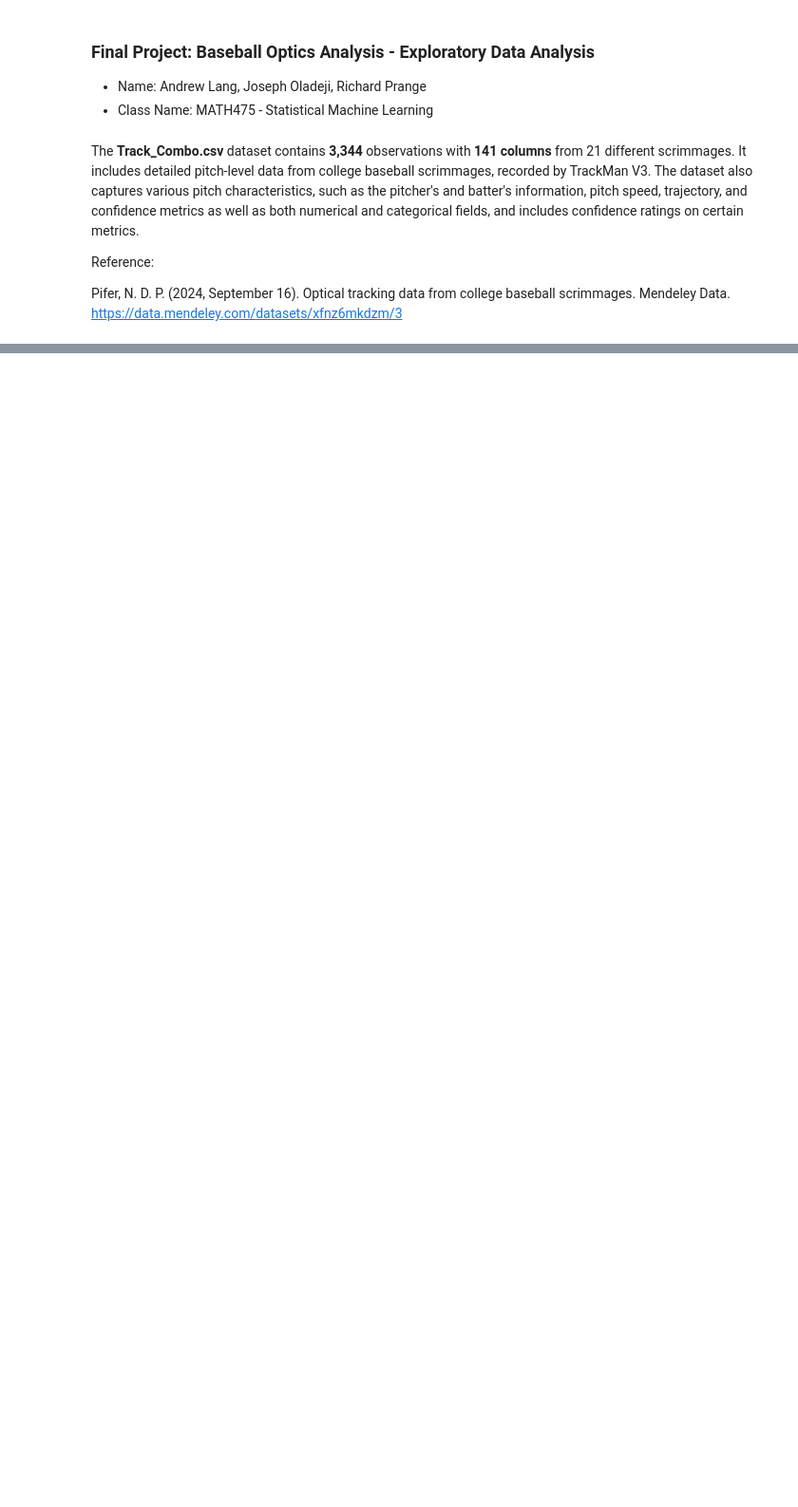
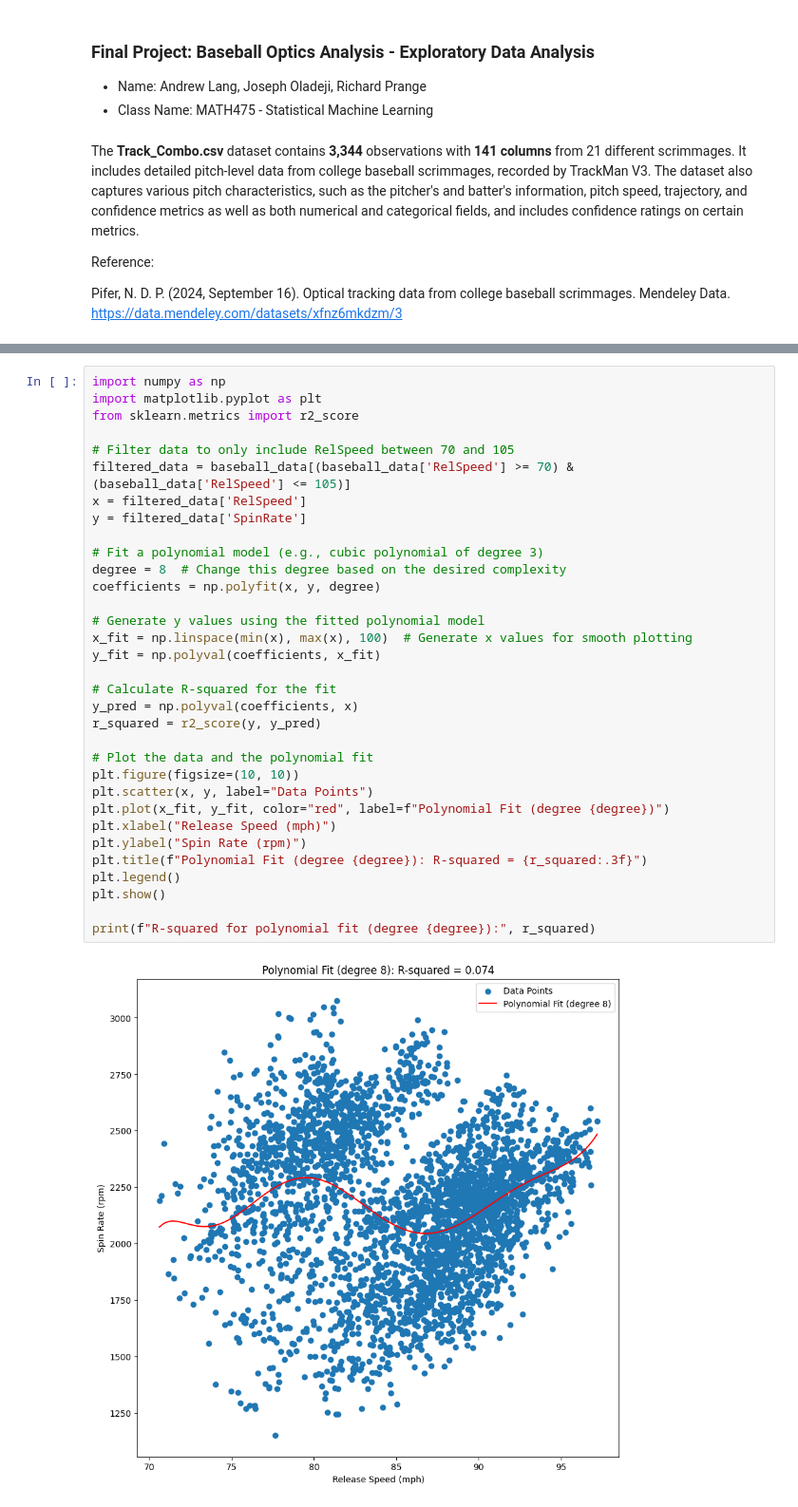
Before and after one commit to indexjoseph/BaseballOpticsAnalysis, a Jupyter notebook: BaseballOpticsAnalysis_EDA.ipynb, the cells around one changed output, grey strips where cells are left out. Shown at 95% size. Drawn from its saved outputs; the diff is of its cells as text; blank space fills up the shorter version.

```diff
--- a/BaseballOpticsAnalysis_EDA.ipynb
+++ b/BaseballOpticsAnalysis_EDA.ipynb
@@ -71,0 +167,35 @@ Length: 115, dtype: float64
+# %%
+import numpy as np
+import matplotlib.pyplot as plt
+from sklearn.metrics import r2_score
+
+# Filter data to only include RelSpeed between 70 and 105
+filtered_data = baseball_data[(baseball_data['RelSpeed'] >= 70) & (baseball_data['RelSpeed'] <= 105)]
+x = filtered_data['RelSpeed']
+y = filtered_data['SpinRate']
+
+# Fit a polynomial model (e.g., cubic polynomial of degree 3)
+degree = 8  # Change this degree based on the desired complexity
+coefficients = np.polyfit(x, y, degree)
+
+# Generate y values using the fitted polynomial model
+x_fit = np.linspace(min(x), max(x), 100)  # Generate x values for smooth plotting
+y_fit = np.polyval(coefficients, x_fit)
+
+# Calculate R-squared for the fit
+y_pred = np.polyval(coefficients, x)
+r_squared = r2_score(y, y_pred)
+
+# Plot the data and the polynomial fit
+plt.figure(figsize=(10, 10))
+plt.scatter(x, y, label="Data Points")
+plt.plot(x_fit, y_fit, color="red", label=f"Polynomial Fit (degree {degree})")
+plt.xlabel("Release Speed (mph)")
+plt.ylabel("Spin Rate (rpm)")
+plt.title(f"Polynomial Fit (degree {degree}): R-squared = {r_squared:.3f}")
+plt.legend()
+plt.show()
+
+print(f"R-squared for polynomial fit (degree {degree}):", r_squared)
+# %% [output]
+[figure, added]
```
Also changed, not shown: parts of 14 cells of this notebook.
